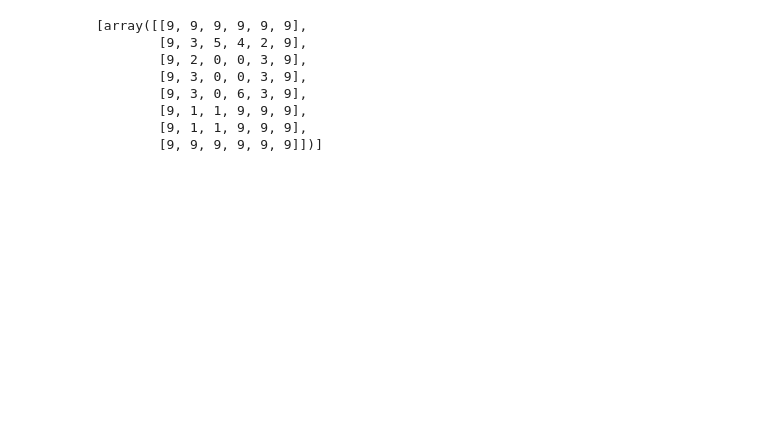
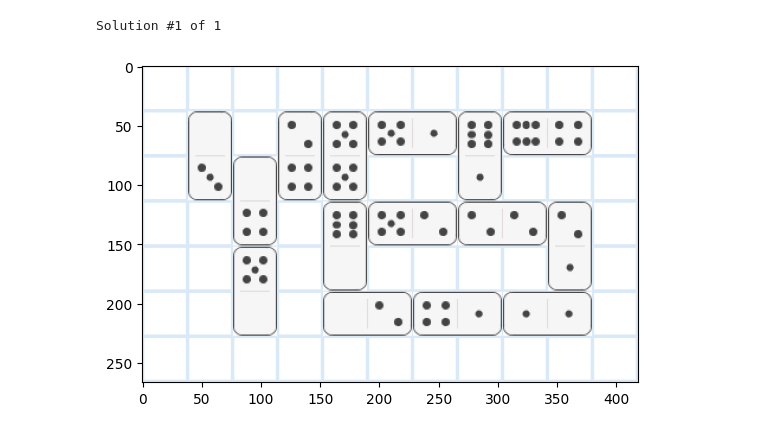
Before and after one commit to gavingilchrist/random-stuff, a Jupyter notebook: game_solvers/Pips.ipynb, the cells around one changed output. Saved outputs shown, nothing was run; the diff lists cells and outputs as text; code cells hidden in the pictures; blank space fills up the shorter version.

Commit message:
Pips solver!

```diff
--- a/game_solvers/Pips.ipynb
+++ b/game_solvers/Pips.ipynb
@@ -103,34 +0,0 @@ solve(cellgps, rules, tiles)
-# %%
-cellgps = """
-......
-.ZAAZ.
-.ZBBC.
-.DBBC.
-.DBEC.
-.FF...
-.FF...
-......
-"""
-
-rules = {
-    'A': ('sum', 9),
-    'B': ('sum', 0),
-    'C': ('all_eq',),
-    'D': ('sum', 6),
-    'E': ('sum_gt', 4),
-    'F': ('sum', 4),
-    'Z': ('true',),
-}
-
-tiles = np.array([(2, 0), (5, 3), (0, 3), (1, 1), (6, 0), (1, 3), (4, 0), (0, 1), (2, 3), (3, 3)])
-
-solve(cellgps, rules, tiles)
-# %% [output]
-[array([[9, 9, 9, 9, 9, 9],
-        [9, 3, 5, 4, 2, 9],
-        [9, 2, 0, 0, 3, 9],
-        [9, 3, 0, 0, 3, 9],
-        [9, 3, 0, 6, 3, 9],
-        [9, 1, 1, 9, 9, 9],
-        [9, 1, 1, 9, 9, 9],
-        [9, 9, 9, 9, 9, 9]])]
@@ -136,0 +229,30 @@ solve(cellgps, rules, tiles)
+# %%
+cellgps = """
+...........
+.Z.ABBZCCZ.
+.DDDB..E...
+..F.BBGGGG.
+..H.I....J.
+..K.ILLJJJ.
+...........
+"""
+rules = {
+    'A': ['sum', 2],
+    'B': ['sum', 26],
+    'C': ['sum', 12],
+    'D': ['all_ne'],
+    'E': ['sum', 1],
+    'F': ['sum', 4],
+    'G': ['all_eq'],
+    'H': ['sum_gt', 4],
+    'I': ['sum', 0],
+    'J': ['sum', 4],
+    'K': ['sum', 0],
+    'L': ['sum', 6],
+}
+dominos = [(5, 5), (6, 0), (4, 2), (5, 2), (3, 0), (1, 4), (0, 5), (4, 0), (2, 0), (2, 2), (1, 6), (5, 1), (1, 2), (4, 6), (1, 1)]
+
+Pips.solve(cellgps, rules, dominos)
+# %% [output]
+Solution #1 of 1
+[figure, added]
```
Also changed, not shown: parts of 7 cells of this notebook, 3 other files.
